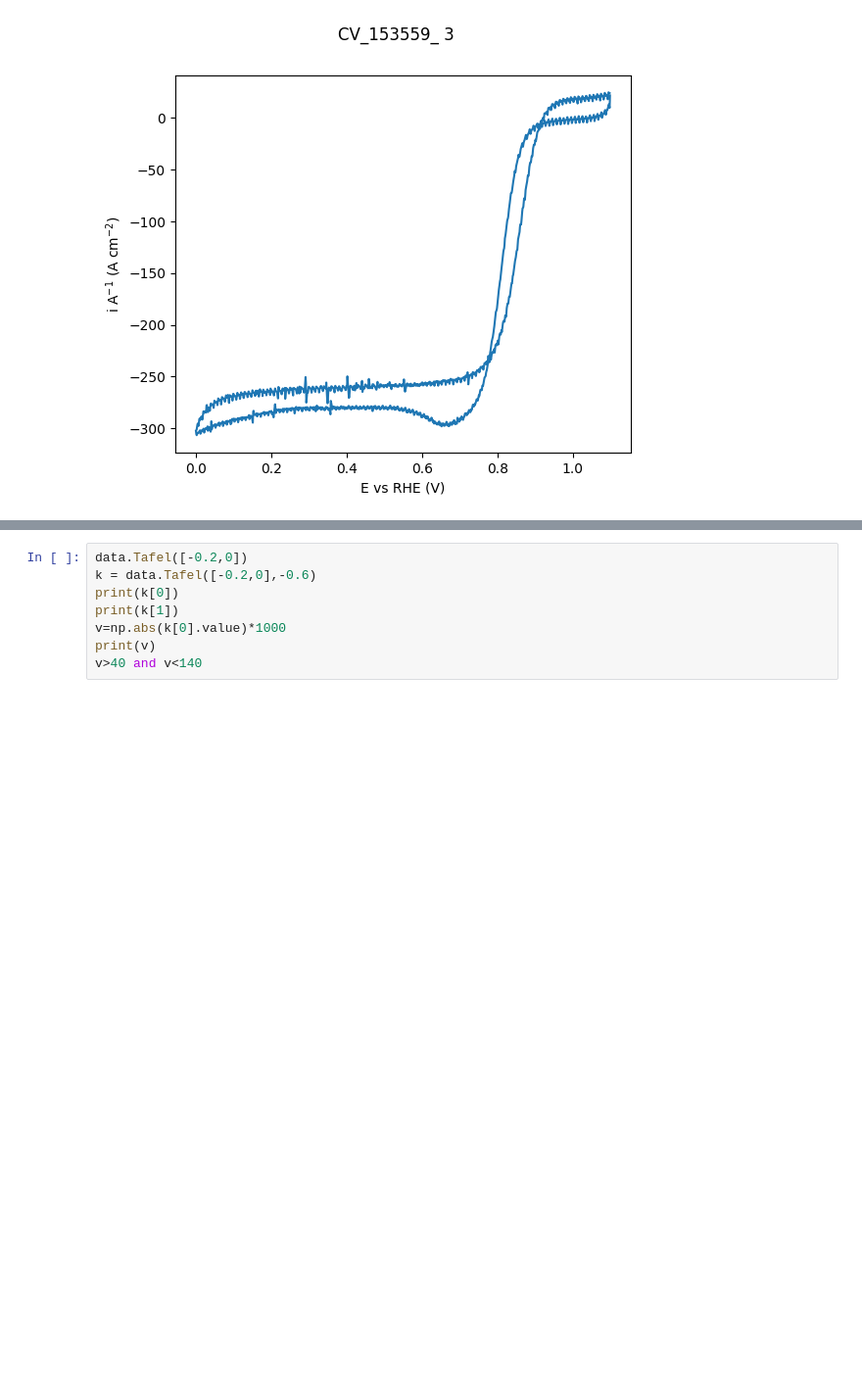
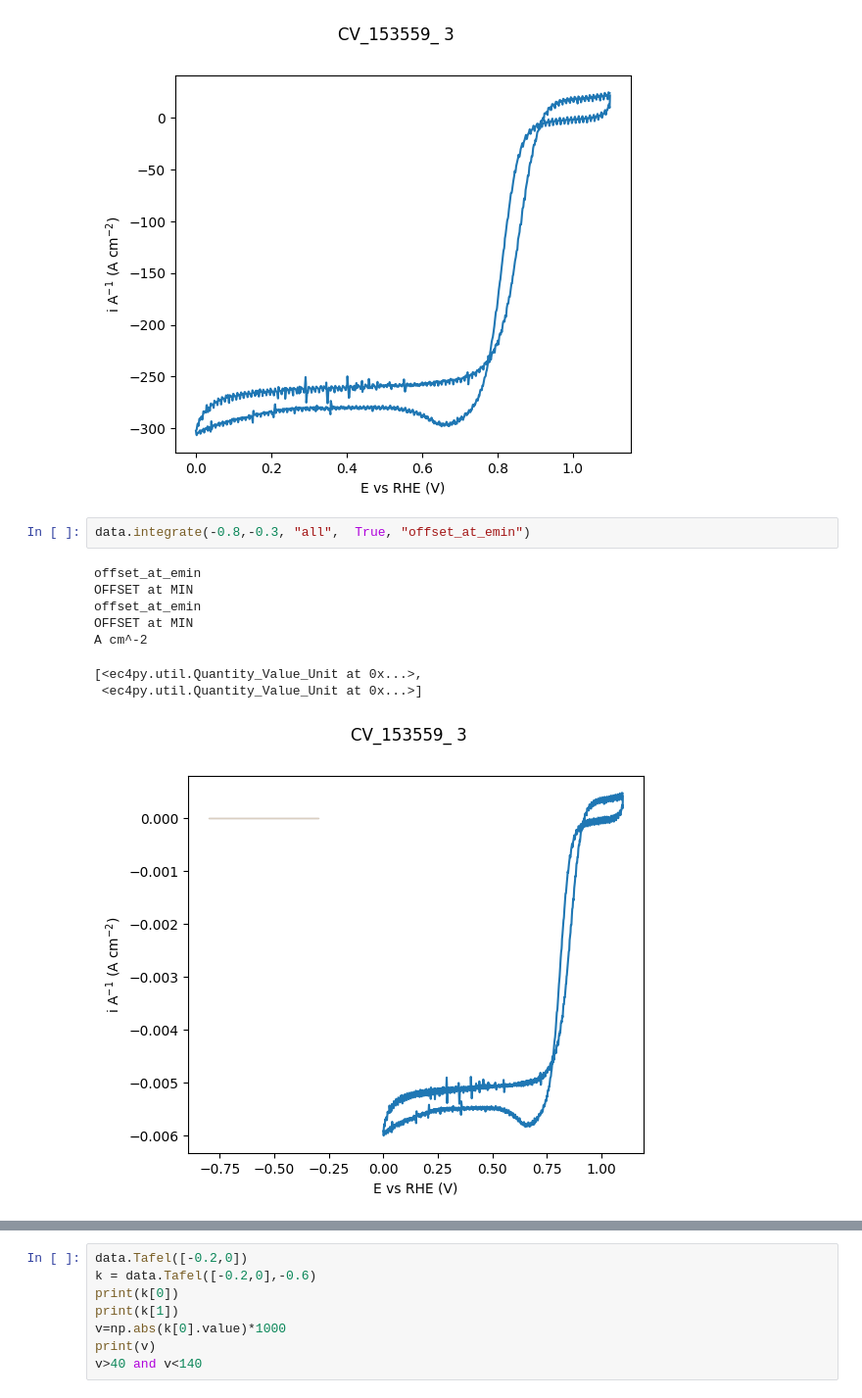
Before and after one commit to NordicEC/EC4py, a Jupyter notebook: dev/CV_Data/CV_Data_t2.ipynb, the cells around one changed output, grey strips where cells are left out. Shown at 98% size. Cells and saved outputs as stored; diff of their text form; blank space fills up the shorter version.

```diff
--- a/dev/CV_Data/CV_Data_t2.ipynb
+++ b/dev/CV_Data/CV_Data_t2.ipynb
@@ -55,4 +53,15 @@ A cm^-2
 (<matplotlib.lines.Line2D at 0x...>,
  <Axes: xlabel='E vs RHE (V)', ylabel='i A$^{-1}$ (A cm$^{-2}$)'>)
 [figure]
+# %%
+data.integrate(-0.8,-0.3, "all",  True, "offset_at_emin")
+# %% [output]
+offset_at_emin
+OFFSET at MIN
+offset_at_emin
+OFFSET at MIN
+A cm^-2
+[<ec4py.util.Quantity_Value_Unit at 0x...>,
+ <ec4py.util.Quantity_Value_Unit at 0x...>]
+[figure, added]
 # %%
```
Also changed, not shown: parts of 2 cells of this notebook, 10 other files.
